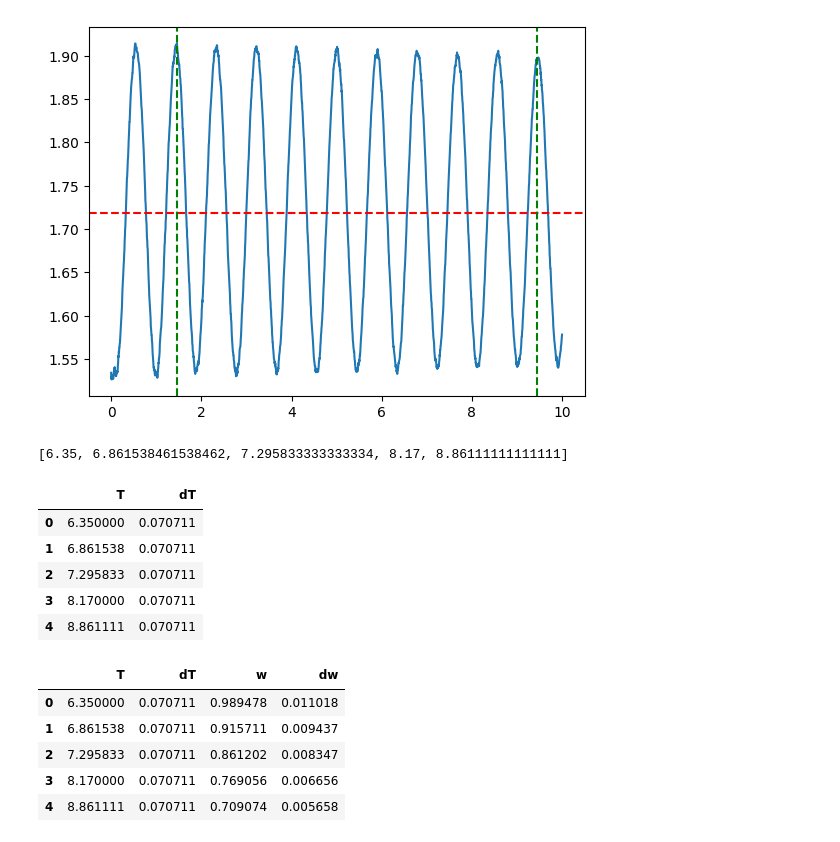
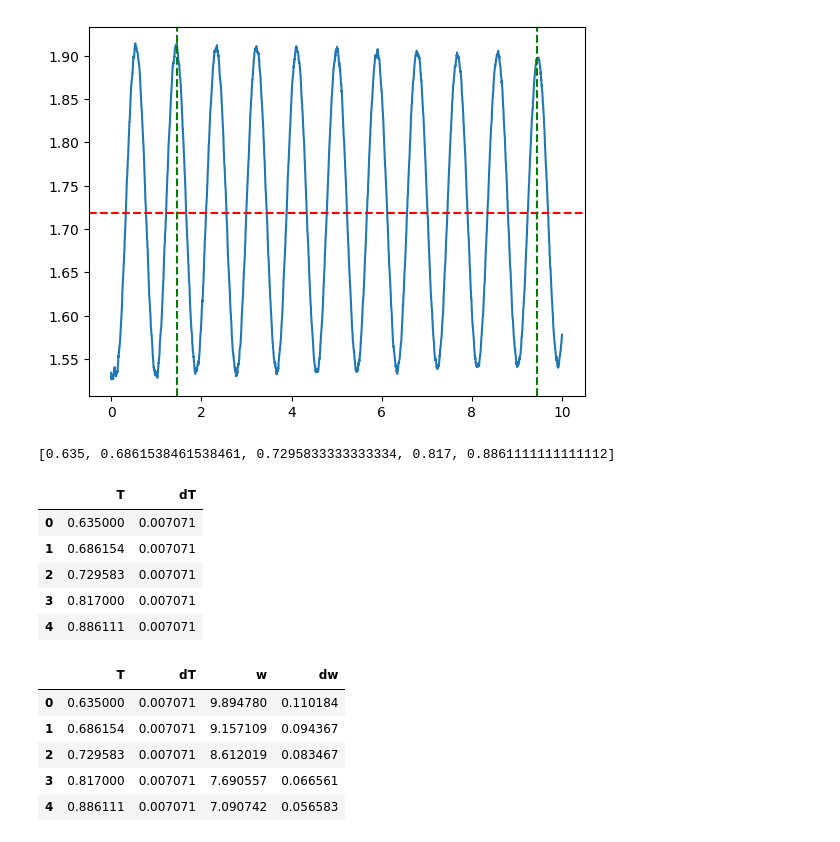
Before and after one commit to MatiMoran/Mecanica-y-Termodinamica-2024-1C, a Jupyter notebook: laboratorios/Labo04-05/Labo03.ipynb, the cells around one changed output. Cells and saved outputs as stored; diff of their text form; code cells hidden in the pictures.

```diff
--- a/laboratorios/Labo04-05/Labo03.ipynb
+++ b/laboratorios/Labo04-05/Labo03.ipynb
@@ -239,7 +225,7 @@ dfs_periodos = []
 pesos = []
 for f in files_periodos:
     peso = pd.read_csv(f'./mediciones/{f}', sep=',', header=0, nrows=1).columns[1]
-    pesos.append(float(peso))
+    pesos.append(float(peso)/1000)
     df = pd.read_csv(f'./mediciones/{f}', sep=',', header=1)
     dfs_periodos.append(df)
 # %%
@@ -286,27 +272,27 @@ periods = []
 local_maximas_cicles = [15,13,12,10,9]
 
 for k in range(len(local_maximas_index)):
-    periods.append((local_maximas_index[k][1] - local_maximas_index[k][0]) * 0.05 / local_maximas_cicles[k])
+    periods.append((local_maximas_index[k][1] - local_maximas_index[k][0]) * 0.005 / local_maximas_cicles[k])
 
 periods
 # %% [output]
-[6.35, 6.861538461538462, 7.295833333333334, 8.17, 8.86111111111111]
+[0.635, 0.6861538461538461, 0.7295833333333334, 0.817, 0.8861111111111112]
 # %%
 # Como T = t_f - t_i / (N-1)
-dT = np.sqrt(0.05**2 + 0.05**2)
+dT = np.sqrt(0.005**2 + 0.005**2)
 
 df = pd.DataFrame(columns=['T', 'dT'])
 
 df['T'] = np.array(periods)
 df.loc[:, 'dT'] = dT
 df
 # %% [output]
 |  | T | dT |
-| 0 | 6.350000 | 0.070711 |
-| 1 | 6.861538 | 0.070711 |
-| 2 | 7.295833 | 0.070711 |
-| 3 | 8.170000 | 0.070711 |
-| 4 | 8.861111 | 0.070711 |
+| 0 | 0.635000 | 0.007071 |
+| 1 | 0.686154 | 0.007071 |
+| 2 | 0.729583 | 0.007071 |
+| 3 | 0.817000 | 0.007071 |
+| 4 | 0.886111 | 0.007071 |
 # %%
 # ahroa calculamos w y dw
 
@@ -315,10 +301,10 @@ df.loc[:, 'dw'] = 2*np.pi / (df['T']**2) * df['dT']
 df
 # %% [output]
 |  | T | dT | w | dw |
-| 0 | 6.350000 | 0.070711 | 0.989478 | 0.011018 |
-| 1 | 6.861538 | 0.070711 | 0.915711 | 0.009437 |
-| 2 | 7.295833 | 0.070711 | 0.861202 | 0.008347 |
-| 3 | 8.170000 | 0.070711 | 0.769056 | 0.006656 |
-| 4 | 8.861111 | 0.070711 | 0.709074 | 0.005658 |
+| 0 | 0.635000 | 0.007071 | 9.894780 | 0.110184 |
+| 1 | 0.686154 | 0.007071 | 9.157109 | 0.094367 |
+| 2 | 0.729583 | 0.007071 | 8.612019 | 0.083467 |
+| 3 | 0.817000 | 0.007071 | 7.690557 | 0.066561 |
+| 4 | 0.886111 | 0.007071 | 7.090742 | 0.056583 |
 # %%
 df['M'] = np.array(pesos)
```
Also changed, not shown: parts of 10 cells of this notebook.
